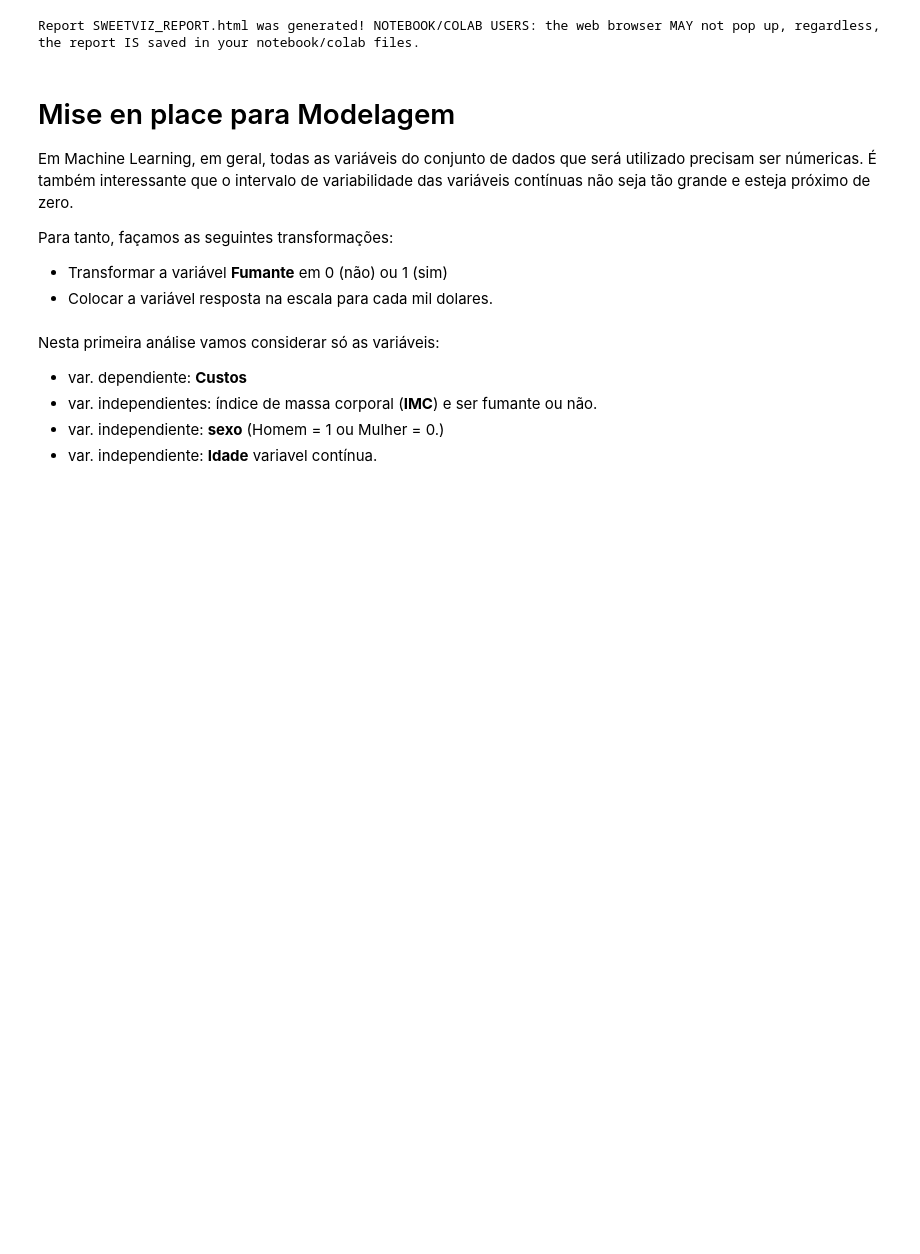
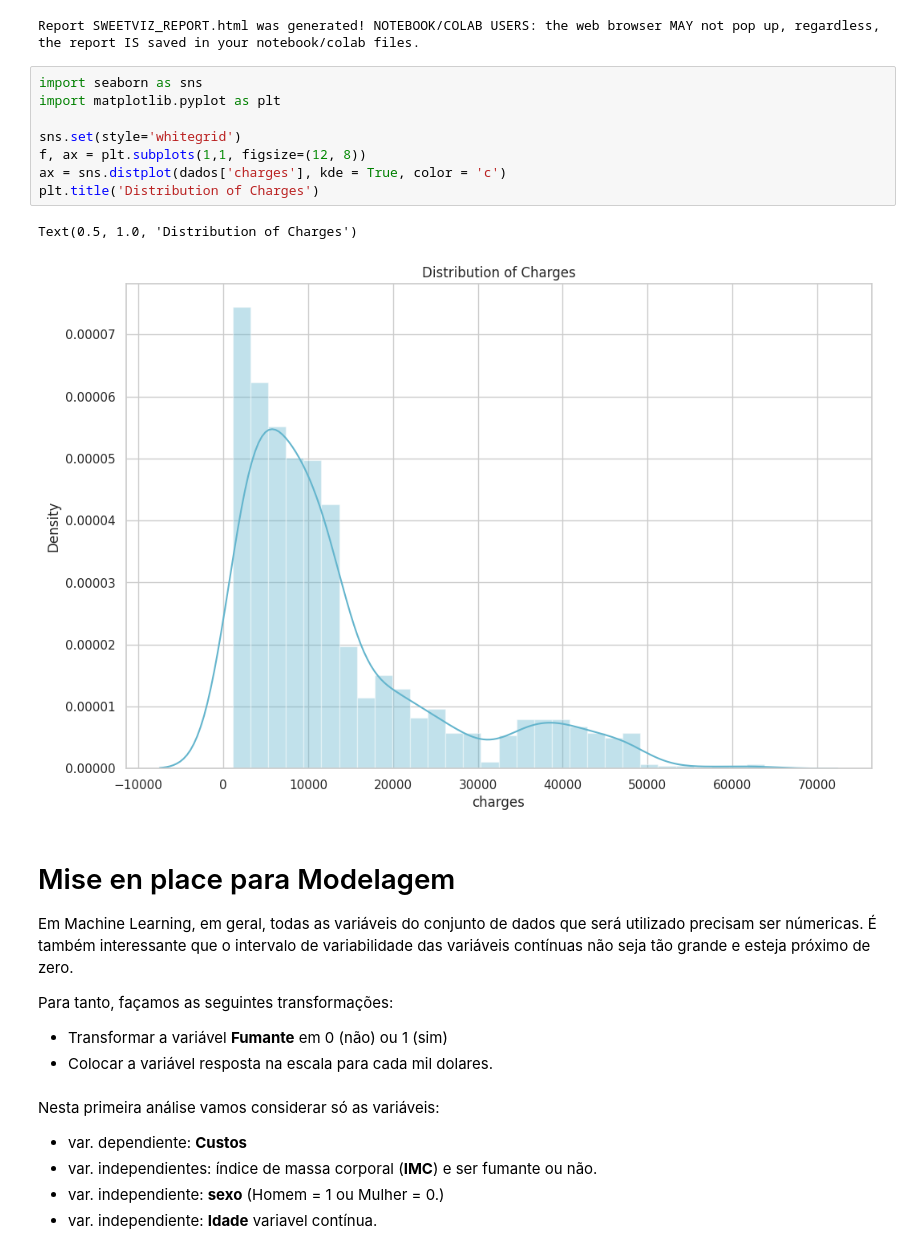
Before and after one commit to profjuanito/Analise_de_Dados_com_Machine_Learning, a Jupyter notebook: Custos_Medicos/Custos_Medicos_RLinear_Multipla.ipynb, the cells around one changed output. Saved outputs shown, nothing was run; the diff lists cells and outputs as text; blank space fills up the shorter version.

```diff
--- a/Custos_Medicos/Custos_Medicos_RLinear_Multipla.ipynb
+++ b/Custos_Medicos/Custos_Medicos_RLinear_Multipla.ipynb
@@ -124,6 +125,17 @@ eda2.show_html(layout = 'vertical')
 # %% [output]
 [interactive output not drawn]
 Report SWEETVIZ_REPORT.html was generated! NOTEBOOK/COLAB USERS: the web browser MAY not pop up, regardless, the report IS saved in your notebook/colab files.
+# %%
+import seaborn as sns
+import matplotlib.pyplot as plt
+
+sns.set(style='whitegrid')
+f, ax = plt.subplots(1,1, figsize=(12, 8))
+ax = sns.distplot(dados['charges'], kde = True, color = 'c')
+plt.title('Distribution of Charges')
+# %% [output]
+Text(0.5, 1.0, 'Distribution of Charges')
+[figure, added]
 # %% [markdown]
 # Mise en place para Modelagem
 
```
Also changed, not shown: parts of 17 cells of this notebook, 9 other files.
